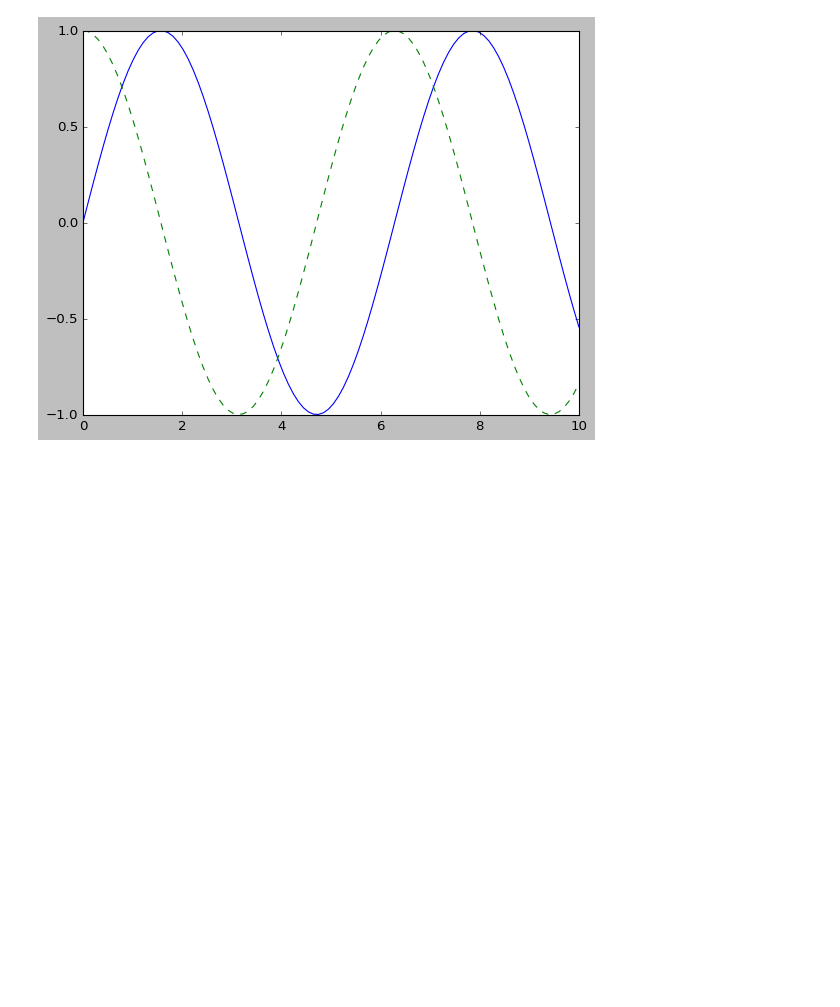
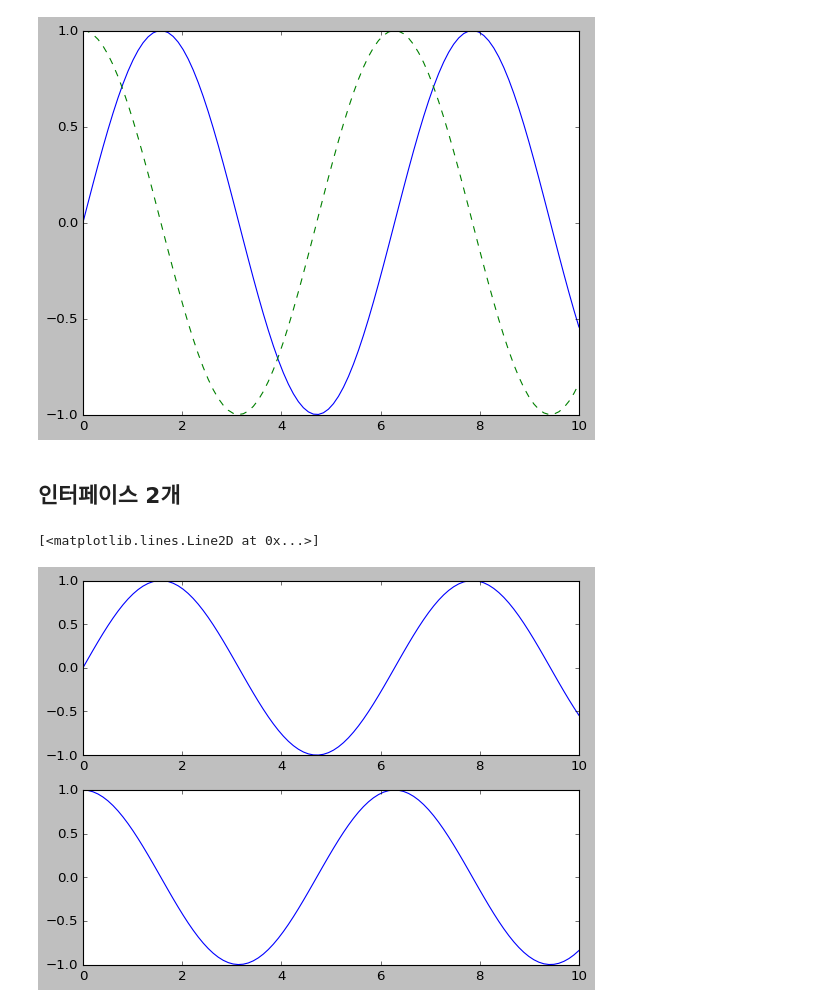
Before and after one commit to crickmj/Python_begins, a Jupyter notebook: for Practice/practice_note3_matplot.ipynb, the cells around one changed output. Cells and saved outputs as stored; diff of their text form; code cells hidden in the pictures; blank space fills up the shorter version.

```diff
--- a/for Practice/practice_note3_matplot.ipynb
+++ b/for Practice/practice_note3_matplot.ipynb
@@ -26,3 +26,14 @@ plt.plot(x, np.cos(x), '--')
 # %% [output]
 [<matplotlib.lines.Line2D at 0x...>]
 [figure]
+# %% [markdown]
+## 인터페이스 2개
+# %%
+plt.subplot(2,1,1) # rows, cols, pannel number
+plt.plot(x, np.sin(x))
+
+plt.subplot(2,1,2) # rows, cols, pannel number 2줄 중에 2번째 란 뜻
+plt.plot(x, np.cos(x))
+# %% [output]
+[<matplotlib.lines.Line2D at 0x...>]
+[figure, added]
```
